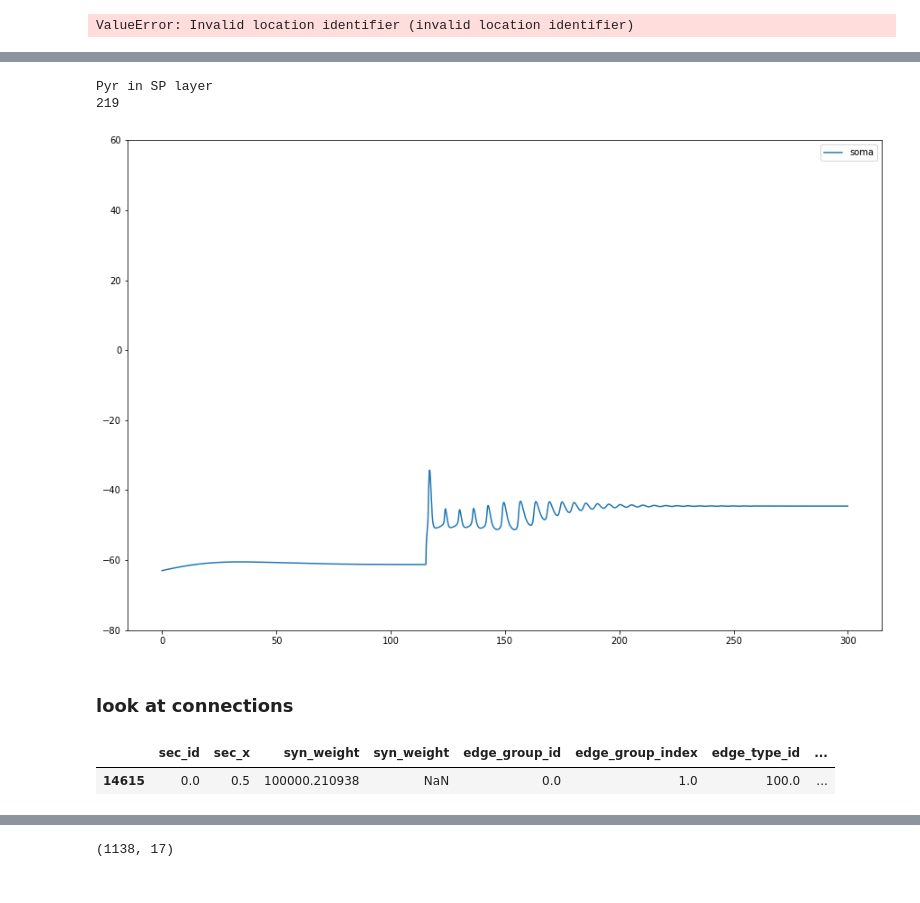
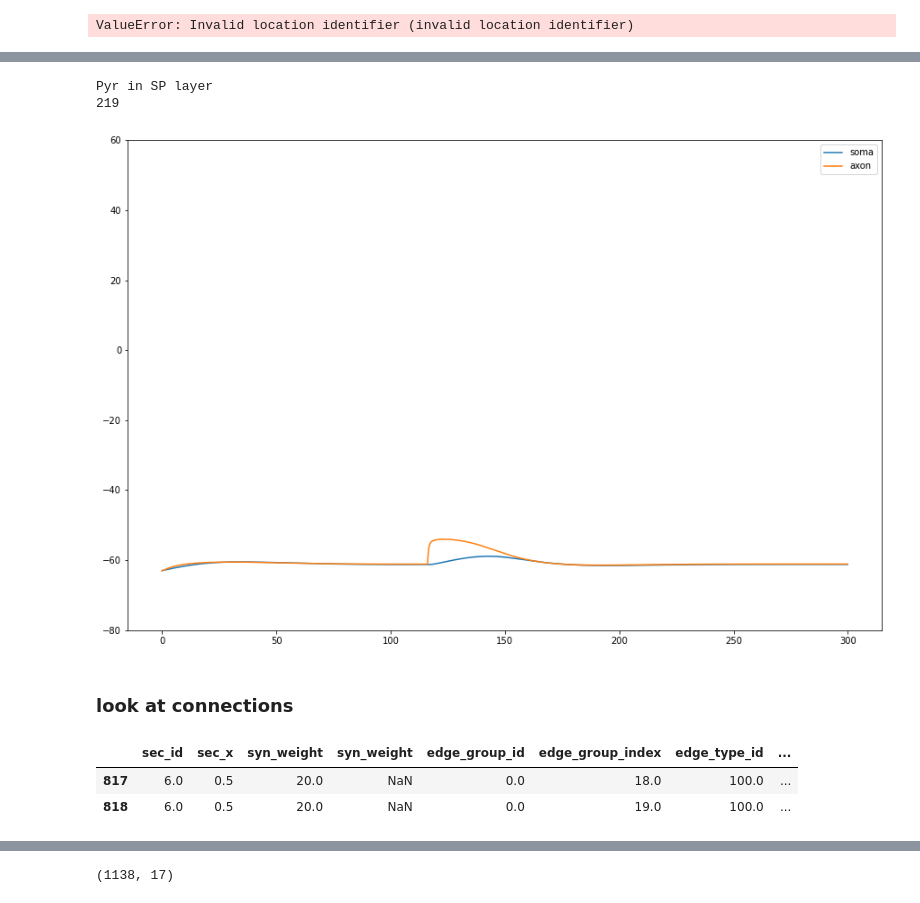
Before and after one commit to ddopp4877/CA1_model, a Jupyter notebook: CA1_exploration.ipynb, the cells around one changed output, grey strips where cells are left out. Drawn from its saved outputs; the diff is of its cells as text; code cells hidden in the pictures.

```diff
--- a/CA1_exploration.ipynb
+++ b/CA1_exploration.ipynb
@@ -528,27 +544,28 @@ plt.show()
 # %%
 gid = 53
 plt.figure(figsize=(15,10))
 cellNo = vreports['node_ids'][vreports['node_ids'] == gid].keys()[0]
 plt.plot(simTime,vreports['data'+str(cellNo)][vreports['data'+str(cellNo)].isna()==False],label='soma')
-#plt.plot(simTime,axonsDF['data76'][axonsDF['data76'].isna()==False],label='axon')
+plt.plot(simTime,axonsDF['data30'][axonsDF['data30'].isna()==False],label='axon')
 plt.legend()
 plt.ylim([-80,60])
 print(nodesDF['node_type_id'][vreports['node_ids'][cellNo]])
 print(cellNo)
 # %% [output]
 Pyr in SP layer
 219
-[figure, old version]
+[figure, new version]
 # %% [markdown]
 ### look at connections
 # %%
 f = h5py.File(os.path.join('updated_conns','biophysical_biophysical_edges.h5'), 'r')
 synsDF = SaveDataToDF(f)
 # %%
-synsDF[(synsDF['target_node_id'] == gid) & (synsDF['source_node_id'] == 3156)].head()
+synsDF[(synsDF['target_node_id'] == gid) ].head()
 # %% [output]
 |  | sec_id | sec_x | syn_weight | syn_weight | edge_group_id | edge_group_index | edge_type_id | ... |
-| 14615 | 0.0 | 0.5 | 100000.210938 | NaN | 0.0 | 1.0 | 100.0 | ... |
+| 817 | 6.0 | 0.5 | 20.0 | NaN | 0.0 | 18.0 | 100.0 | ... |
+| 818 | 6.0 | 0.5 | 20.0 | NaN | 0.0 | 19.0 | 100.0 | ... |
 # %%
 synsDF
 # %% [output]
```
Also changed, not shown: parts of 3 cells of this notebook, 4 other files.
